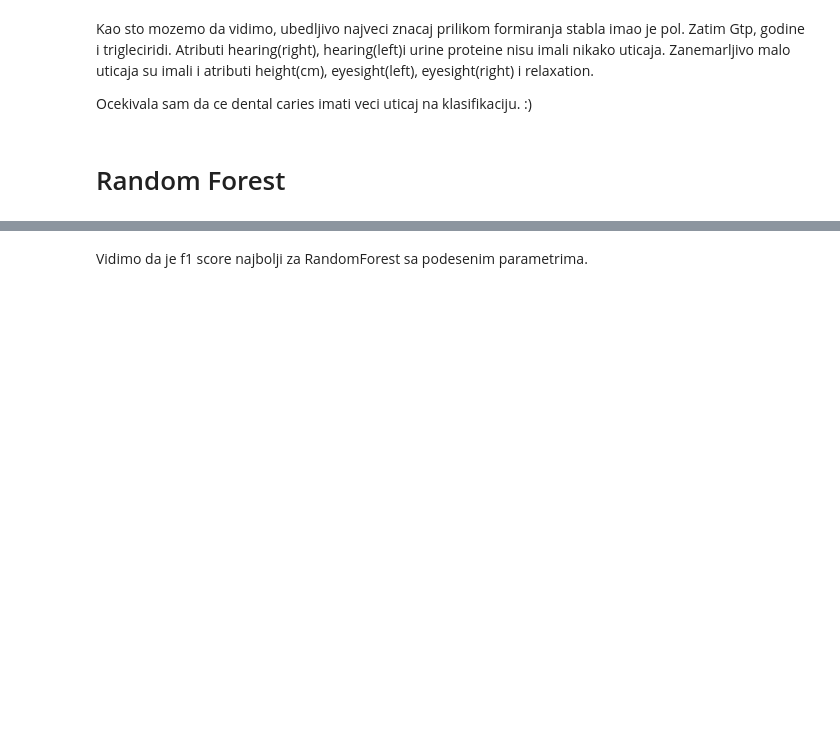
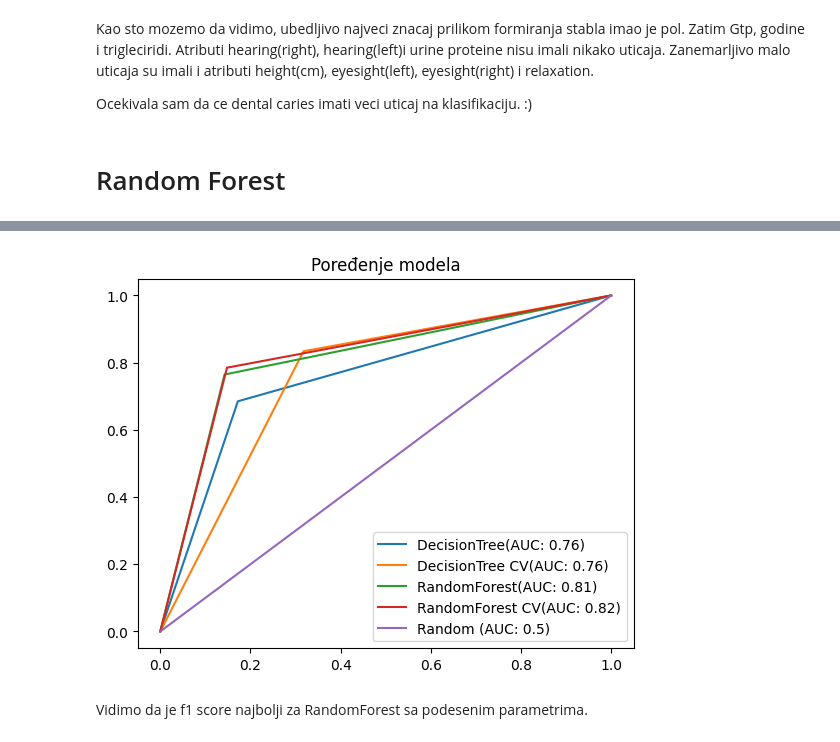
Before and after one commit to MATF-istrazivanje-podataka-1/2023_Data_Mining_Smoking_Dataset, a Jupyter notebook: models/classification/Stabla_odlucivanja.ipynb, the cells around one changed output, grey strips where cells are left out. Saved outputs shown, nothing was run; the diff lists cells and outputs as text; code cells hidden in the pictures; blank space fills up the shorter version.

```diff
--- a/models/classification/Stabla_odlucivanja.ipynb
+++ b/models/classification/Stabla_odlucivanja.ipynb
@@ -289,6 +304,6 @@ from sklearn.ensemble import RandomForestClassifier
 # %%
 from sklearn.ensemble import RandomForestClassifier
 
-rfc_no_params = RandomForestClassifier(random_state=0)
+rfc_no_params = RandomForestClassifier(class_weight='balanced',random_state=0)
 rfc_no_params.fit(X_train, Y_train)
 # %% [output]
@@ -340,9 +357,9 @@ Vidimo da je f1-score i na trening i na test podacima 81%.
 # %%
 params = {
     'criterion': ['gini', 'entropy', 'log_loss'],
-    'n_estimators': [100, 150, 200, 250, 300, 350, 400, 450, 500]
+    'n_estimators': [300, 350, 400, 450, 500]
 }
 
-rfc_cv = GridSearchCV(RandomForestClassifier(), param_grid=params, scoring='f1', cv=3)
+rfc_cv = GridSearchCV(RandomForestClassifier(class_weight='balanced', random_state=0), param_grid=params, scoring='f1', cv=5)
 # %%
 rfc_cv.fit(X_train, Y_train)
@@ -361,18 +380,0 @@ report(rfc_cv, X_test, Y_test, "test")
-# %%
-from sklearn.metrics import f1_score, roc_curve, roc_auc_score
-
-models = [dtc, estimator.best_estimator_, rfc_no_params, rfc_cv.best_estimator_]
-model_names = ['DecisionTree', 'DecisionTree CV',  'RandomForest', 'RandomForest CV']
-
-for model, model_name in zip(models, model_names):
-    y_pred = model.predict(X_test)
-    fpr, tpr, _ = roc_curve(Y_test, y_pred)
-    auc = roc_auc_score(Y_test, y_pred)
-    f1 = f1_score(Y_test, y_pred)  # Dodajemo izračunavanje F1-score
-    lab = model_name + " (F1: " + str(round(f1, 2)) + ")"  # Prikazujemo F1-score umesto AUC
-    plt.plot(fpr, tpr, label=lab)
-
-plt.plot([0, 1], [0, 1], label='Random (AUC: 0.5)')  # Prikazujemo isti random krivu, iako koristimo F1-score
-plt.title("Poređenje modela")
-plt.legend()
-plt.show()
@@ -381,3 +423,22 @@ plt.show()
+# %%
+from sklearn.metrics import roc_curve, roc_auc_score
+
+models = [dtc, estimator.best_estimator_, rfc_no_params, rfc_cv.best_estimator_]
+model_names = ['DecisionTree', 'DecisionTree CV',  'RandomForest', 'RandomForest CV']
+
+for model, model_name in zip(models, model_names):
+    y_pred = model.predict(X_test)
+    fpr,tpr, _ = roc_curve(Y_test, y_pred)
+    auc = roc_auc_score(Y_test, y_pred)
+    lab = model_name + "(AUC: " + str(round(auc, 2)) + ")"
+    plt.plot(fpr, tpr, label=lab)
+
+plt.plot([0, 1], [0, 1], label='Random (AUC: 0.5)')
+plt.title("Poređenje modela")
+plt.legend()
+plt.show()
+# %% [output]
+[figure, added]
 # %% [markdown]
 Vidimo da je f1 score najbolji za RandomForest sa podesenim parametrima.
 # %%
```
Also changed, not shown: parts of 31 cells of this notebook, 2 other files.
